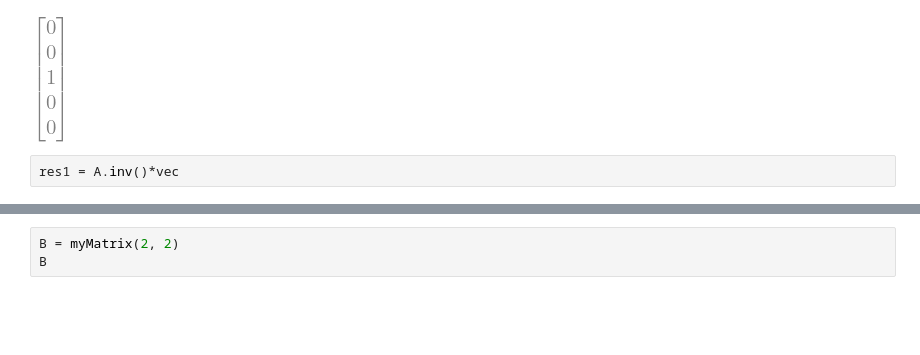
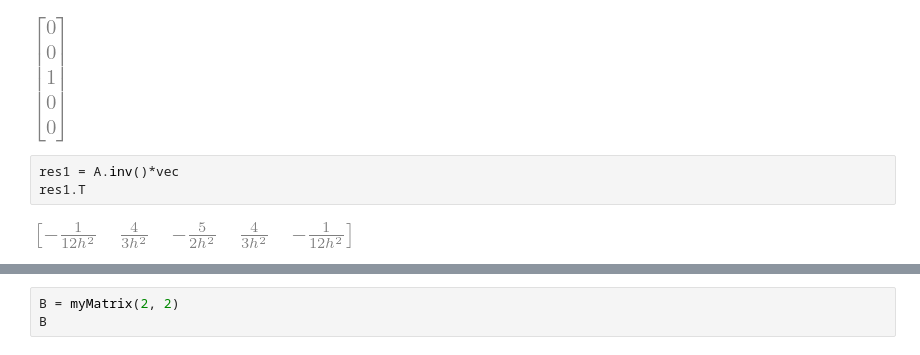
Before and after one commit to BastianValhoj/02687, a Jupyter notebook: assignment1/exercise1.ipynb, the cells around one changed output, grey strips where cells are left out. Saved outputs shown, nothing was run; the diff lists cells and outputs as text; blank space fills up the shorter version.

```diff
--- a/assignment1/exercise1.ipynb
+++ b/assignment1/exercise1.ipynb
@@ -48,6 +48,9 @@ vec
 [figure]
 # %%
 res1 = A.inv()*vec
+res1.T
+# %% [output]
+[figure, added]
 # %%
 print_latex(res1.T)
 # %% [output]
```
Also changed, not shown: parts of 9 cells of this notebook, 2 other files.
